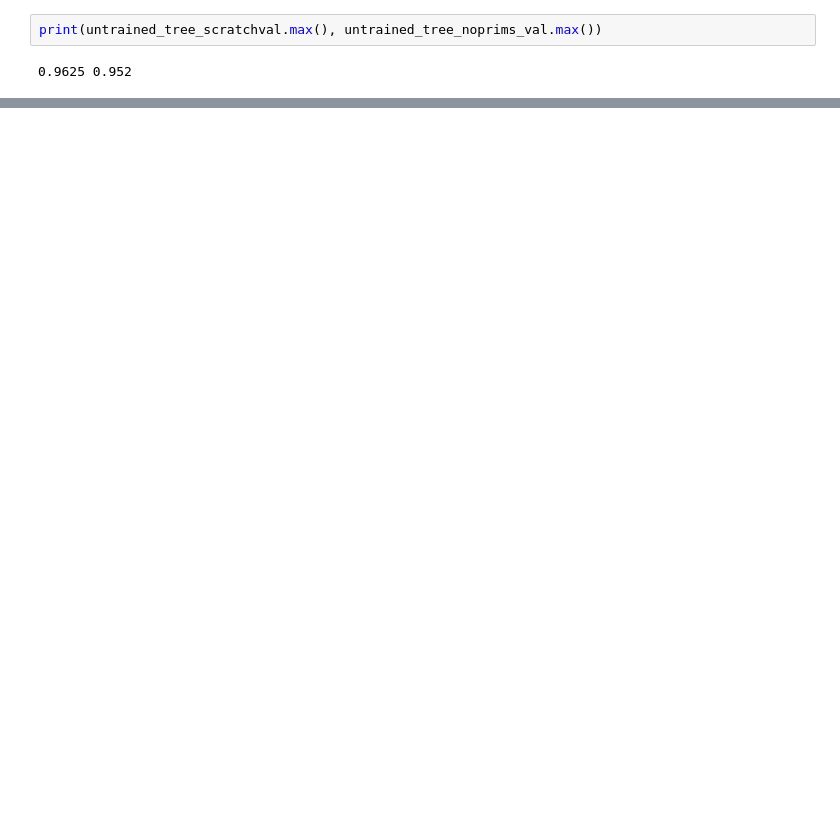
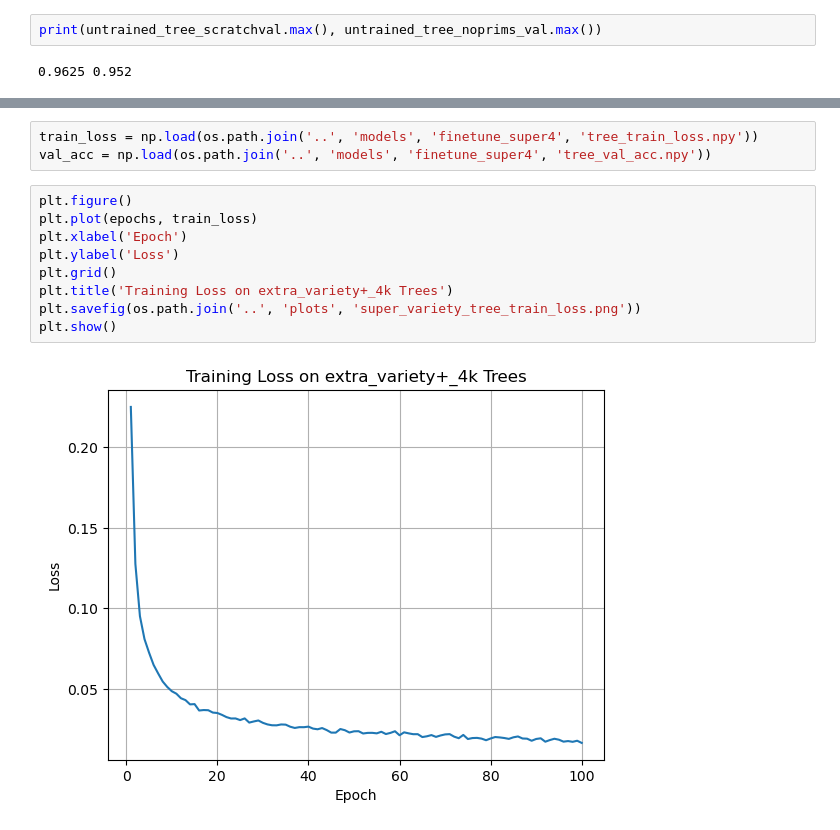
Before and after one commit to ChamiLamelas/Tufts-CS137-FinalProject, a Jupyter notebook: src/Plots.ipynb, the cells around one changed output, grey strips where cells are left out. Cells and saved outputs as stored; diff of their text form; blank space fills up the shorter version.

```diff
--- a/src/Plots.ipynb
+++ b/src/Plots.ipynb
@@ -240,0 +270,14 @@ print(untrained_tree_scratchval.max(), untrained_tree_noprims_val.max())
+# %%
+train_loss = np.load(os.path.join('..', 'models', 'finetune_super4', 'tree_train_loss.npy'))
+val_acc = np.load(os.path.join('..', 'models', 'finetune_super4', 'tree_val_acc.npy'))
+# %%
+plt.figure()
+plt.plot(epochs, train_loss)
+plt.xlabel('Epoch')
+plt.ylabel('Loss')
+plt.grid()
+plt.title('Training Loss on extra_variety+_4k Trees')
+plt.savefig(os.path.join('..', 'plots', 'super_variety_tree_train_loss.png'))
+plt.show()
+# %% [output]
+[figure, added]
```
Also changed, not shown: parts of 7 cells of this notebook, 11 other files.
